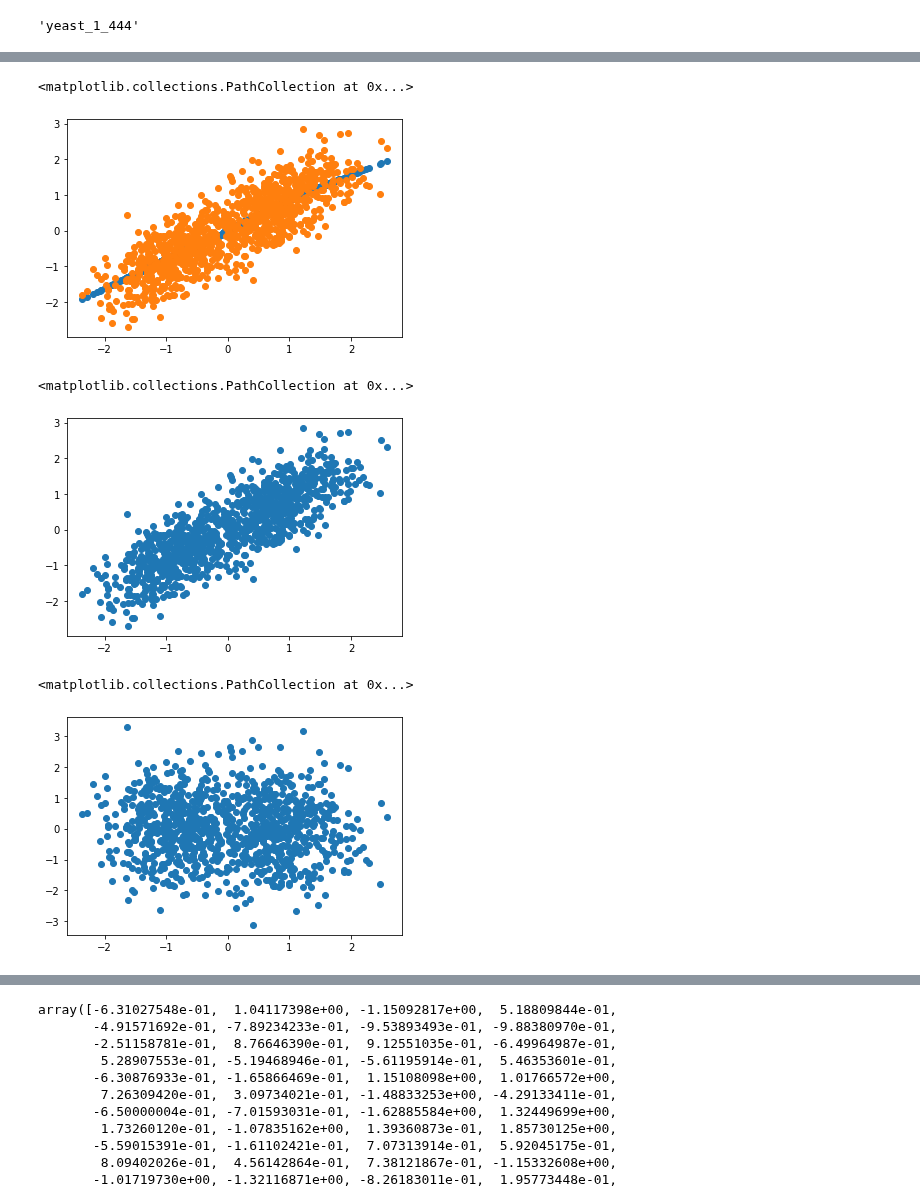
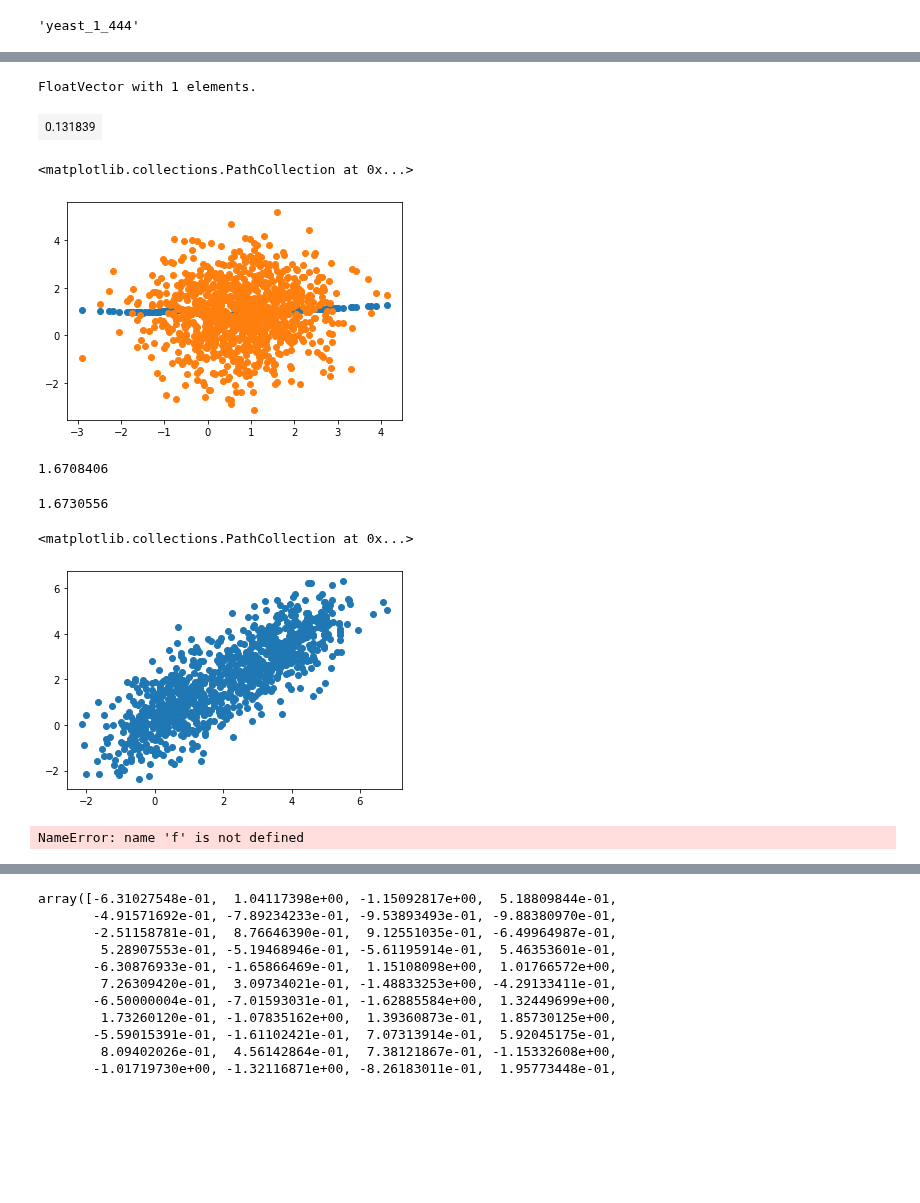
Before and after one commit to BIRDSgroup/NLCD, a Jupyter notebook: CITNonLinear.ipynb, the cells around one changed output, grey strips where cells are left out. Drawn from its saved outputs; the diff is of its cells as text; code cells hidden in the pictures; blank space fills up the shorter version.

```diff
--- a/CITNonLinear.ipynb
+++ b/CITNonLinear.ipynb
@@ -362,7 +360,6 @@ def calculate_pvalues_conditional_test(L,A,B):
 # %%
 #DEBUGGING
 # %%
-A=(A-np.mean(A))/np.std(A)
+#A=(A-np.mean(A))/np.std(A)
+#B=(B-np.mean(B))/np.std(B)
-# %%
-B=(B-np.mean(B))/np.std(B)
 # %%
@@ -406,0 +418,11 @@ array([[ 1.        , -0.3459656 ,  0.53284955],
+# %%
+indices_1 = [i for i, x in enumerate(L) if x == 1]
+indices_0 = [i for i, x in enumerate(L) if x == 0]
+B_dist_temp=np.zeros(len(B))
+mod_indices_1=random.sample(indices_1,len(indices_1))
+for i in range(len(indices_1)):
+    B_dist_temp[indices_1[i]]=B[mod_indices_1[i]]
+
+mod_indices_0=random.sample(indices_0,len(indices_0))
+for i in range(len(indices_0)):
+    B_dist_temp[indices_0[i]]=B[mod_indices_0[i]]
@@ -407,13 +451,26 @@ array([[ 1.        , -0.3459656 ,  0.53284955],
+# %%
+nlcor.nlcor(L,residual(A,B_dist_temp))[0]
+# %% [output]
+FloatVector with 1 elements.
+| 0.131839 |
 # %%
-plt.scatter(A,y_pred[:,1])
-plt.scatter(A,B)
+plt.scatter(A,y_pred_1[:,1])
+plt.scatter(A,B_dist_temp)
 #plt.scatter(A,B-y_pred[:,1])
 # %% [output]
 <matplotlib.collections.PathCollection at 0x...>
-[figure, old version]
+[figure, new version]
+# %%
+compute_loss(L,residual(A,B_dist_temp))
+# %% [output]
+1.6708406
+# %%
+compute_loss(L,B_dist_temp)
+# %% [output]
+1.6730556
 # %%
 plt.scatter(A,B)
 # %% [output]
 <matplotlib.collections.PathCollection at 0x...>
-[figure, old version]
+[figure, new version]
 # %%
@@ -427,5 +484,4 @@ f=(e-np.mean(e))/np.std(e)
 # %%
-plt.scatter(A,f)
+#plt.scatter(A,f)
 # %% [output]
-<matplotlib.collections.PathCollection at 0x...>
+NameError: name 'f' is not defined
-[figure, removed]
```
Also changed, not shown: parts of 73 cells of this notebook, 15 other files.
